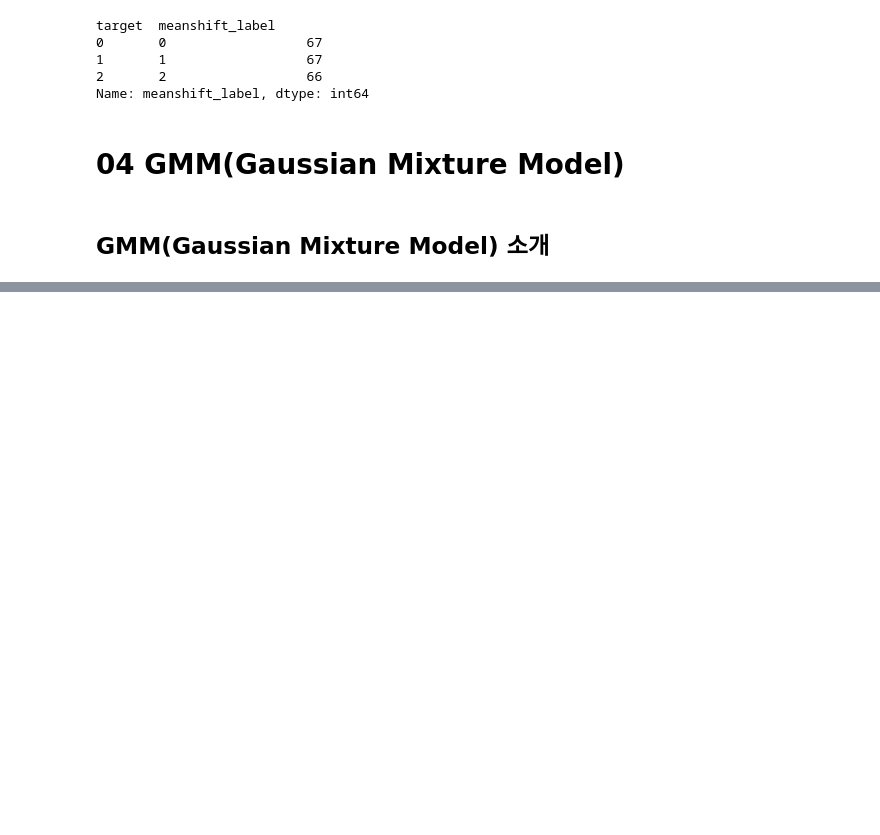
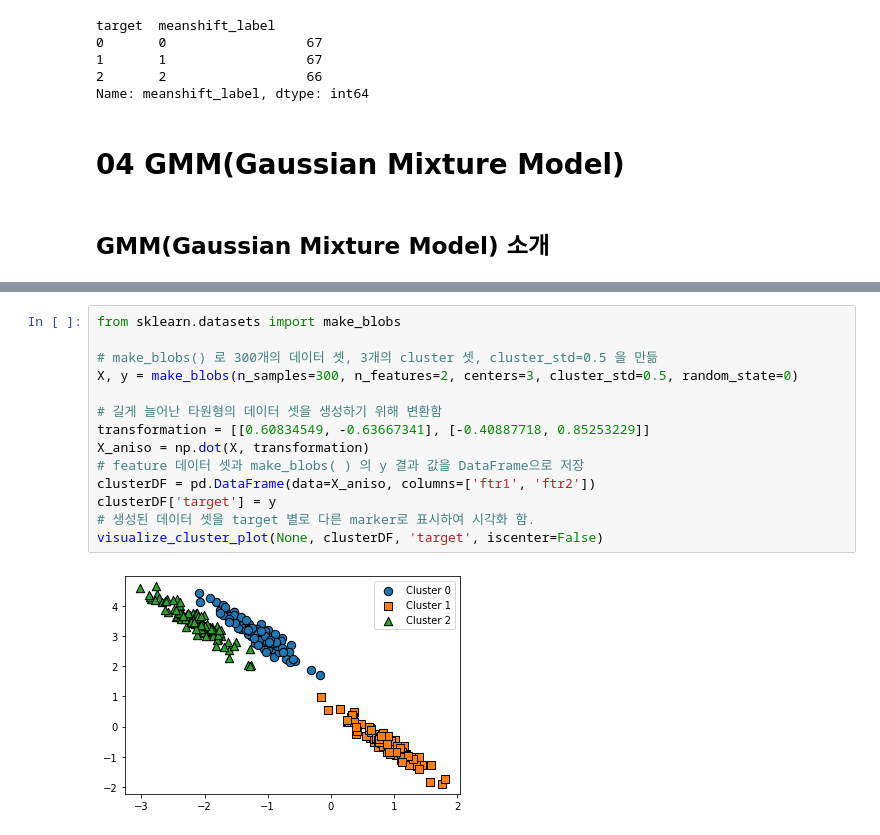
Before and after one commit to data-easyeon/book-ML_perfect_guide, a Jupyter notebook: CHAPTER 07.ipynb, the cells around one changed output, grey strips where cells are left out. Saved outputs shown, nothing was run; the diff lists cells and outputs as text; blank space fills up the shorter version.

```diff
--- a/CHAPTER 07.ipynb
+++ b/CHAPTER 07.ipynb
@@ -388,0 +475,16 @@ Name: meanshift_label, dtype: int64
+# %%
+from sklearn.datasets import make_blobs
+
+# make_blobs() 로 300개의 데이터 셋, 3개의 cluster 셋, cluster_std=0.5 을 만듦
+X, y = make_blobs(n_samples=300, n_features=2, centers=3, cluster_std=0.5, random_state=0)
+
+# 길게 늘어난 타원형의 데이터 셋을 생성하기 위해 변환함
+transformation = [[0.60834549, -0.63667341], [-0.40887718, 0.85253229]]
+X_aniso = np.dot(X, transformation)
+# feature 데이터 셋과 make_blobs( ) 의 y 결과 값을 DataFrame으로 저장
+clusterDF = pd.DataFrame(data=X_aniso, columns=['ftr1', 'ftr2'])
+clusterDF['target'] = y
+# 생성된 데이터 셋을 target 별로 다른 marker로 표시하여 시각화 함.
+visualize_cluster_plot(None, clusterDF, 'target', iscenter=False)
+# %% [output]
+[figure, added]
```
Also changed, not shown: parts of 32 cells of this notebook.
